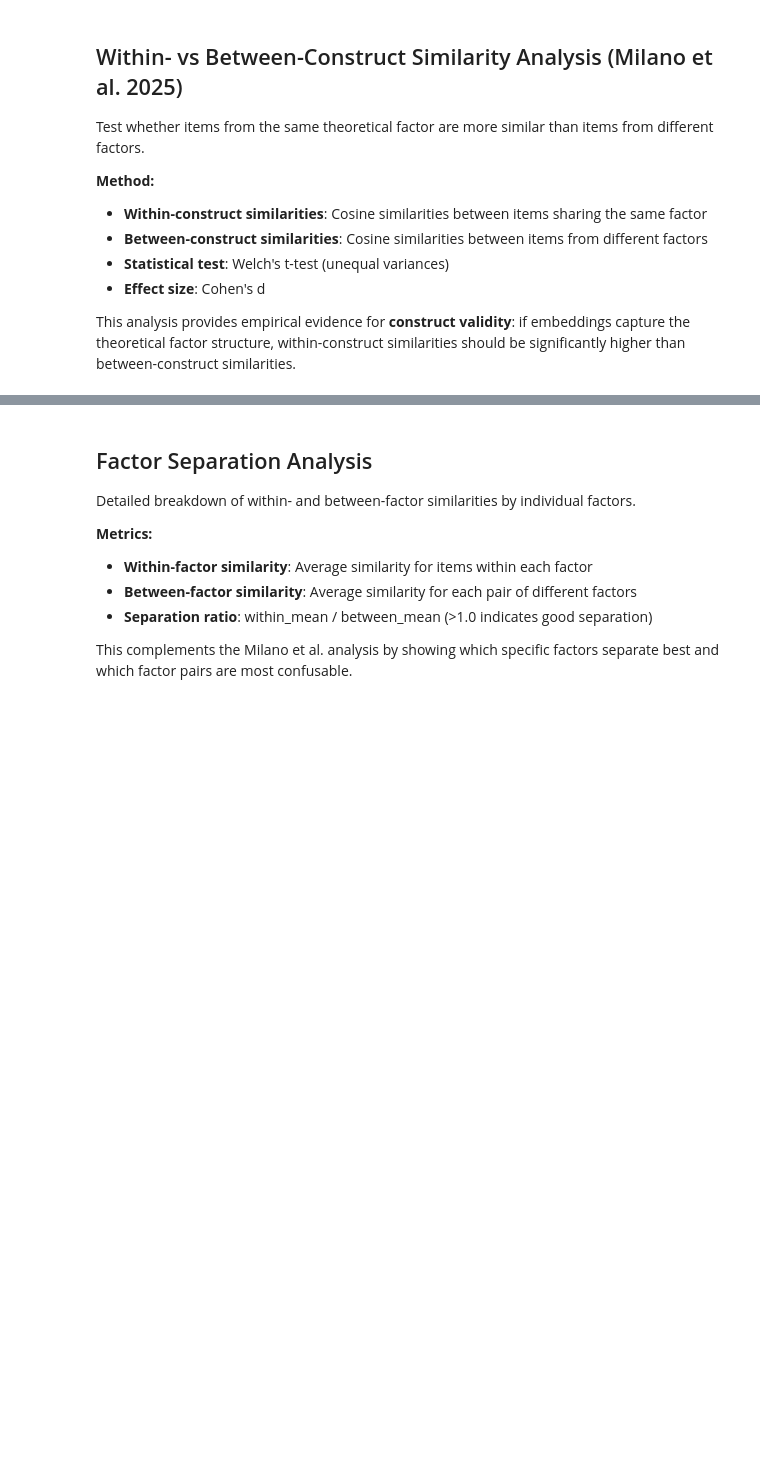
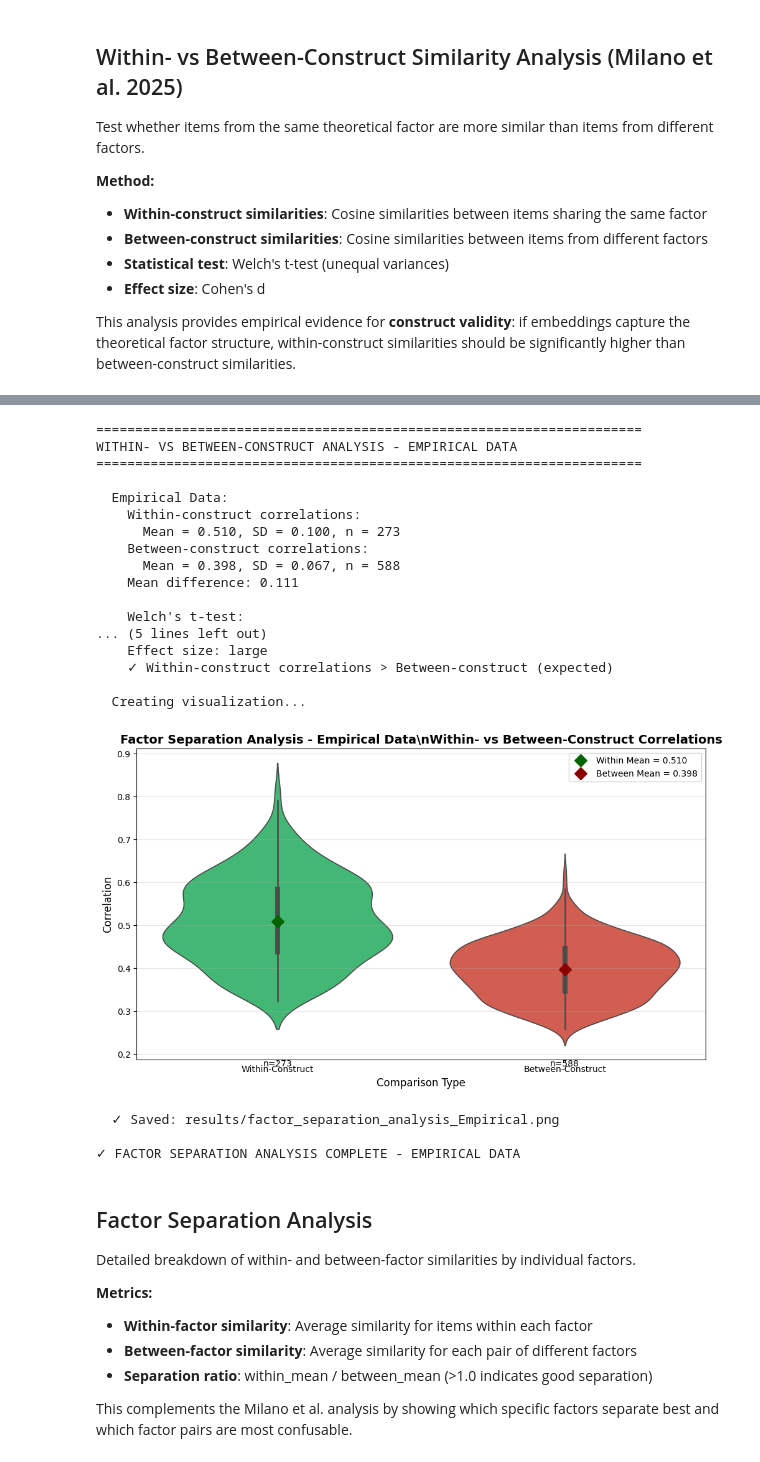
Before and after one commit to devon7y/llm_factor_analysis, a Jupyter notebook: qwen3_efa.ipynb, the cells around one changed output, grey strips where cells are left out. Cells and saved outputs as stored; diff of their text form; code cells hidden in the pictures; blank space fills up the shorter version.

```diff
--- a/qwen3_efa.ipynb
+++ b/qwen3_efa.ipynb
@@ -1571,37 +1667,60 @@ if empirical_results is not None:
         'correlation': between_corrs,
         'type': ['Between-Construct'] * len(between_corrs)
     })
     plot_data = pd.concat([within_data, between_data], ignore_index=True)
 
     # Create violin plot
-    sns.violinplot(data=plot_data, x='type', y='correlation', ax=ax, palette=['#2ecc71', '#e74c3c'])
+    sns.violinplot(data=plot_data, x='type', y='correlation', hue='type', ax=ax, palette=['#2ecc71', '#e74c3c'], legend=False)
 
     # Add mean markers and text
     ax.plot([0], [mean_within], 'D', color='darkgreen', markersize=10, label=f'Within Mean = {mean_within:.3f}')
     ax.plot([1], [mean_between], 'D', color='darkred', markersize=10, label=f'Between Mean = {mean_between:.3f}')
 
     # Add sample sizes
     ax.text(0, ax.get_ylim()[0], f'n={n_within}', ha='center', va='top', fontsize=10)
     ax.text(1, ax.get_ylim()[0], f'n={n_between}', ha='center', va='top', fontsize=10)
 
     ax.set_xlabel('Comparison Type', fontsize=12)
     ax.set_ylabel('Correlation', fontsize=12)
-    ax.set_title(f'Milano et al. (2025) Analysis - Empirical Data\\nWithin- vs Between-Construct Correlations',
+    ax.set_title(f'Factor Separation Analysis - Empirical Data\\nWithin- vs Between-Construct Correlations',
                  fontsize=14, fontweight='bold')
     ax.legend(loc='upper right')
     ax.grid(True, alpha=0.3, axis='y')
 
     plt.tight_layout()
-    filepath = f'{SAVE_DIR}/milano_analysis_Empirical.png'
+    os.makedirs(SAVE_DIR, exist_ok=True)
+    filepath = f'{SAVE_DIR}/factor_separation_analysis_Empirical.png'
     plt.savefig(filepath, dpi=150, bbox_inches='tight')
     plt.show()
 
     print(f"  ✓ Saved: {filepath}")
-    print(f"\n✓ WITHIN/BETWEEN ANALYSIS COMPLETE - EMPIRICAL DATA")
+    print(f"\n✓ FACTOR SEPARATION ANALYSIS COMPLETE - EMPIRICAL DATA")
 else:
     print(f"\n{'='*70}")
     print("Empirical results not available - skipping Within/Between analysis")
     print(f"{'='*70}")
+# %% [output]
+======================================================================
+WITHIN- VS BETWEEN-CONSTRUCT ANALYSIS - EMPIRICAL DATA
+======================================================================
+
+  Empirical Data:
+    Within-construct correlations:
+      Mean = 0.510, SD = 0.100, n = 273
+    Between-construct correlations:
+      Mean = 0.398, SD = 0.067, n = 588
+    Mean difference: 0.111
+
+    Welch's t-test:
+... (5 lines left out)
+    Effect size: large
+    ✓ Within-construct correlations > Between-construct (expected)
+
+  Creating visualization...
+[figure, added]
+  ✓ Saved: results/factor_separation_analysis_Empirical.png
+
+✓ FACTOR SEPARATION ANALYSIS COMPLETE - EMPIRICAL DATA
 # %% [markdown]
 ## Factor Separation Analysis
 
```
Also changed, not shown: parts of 25 cells of this notebook, 3 other files.
